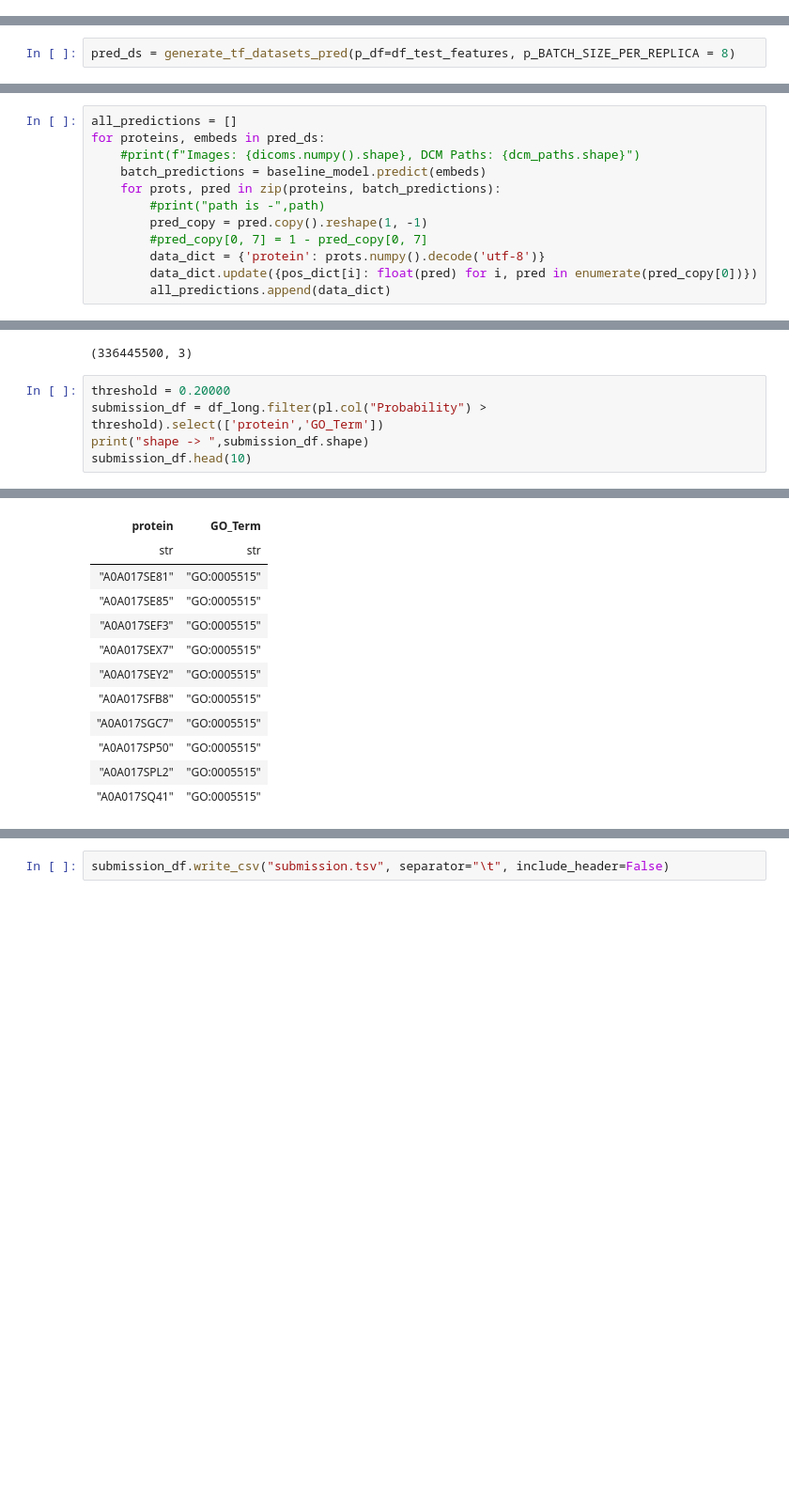
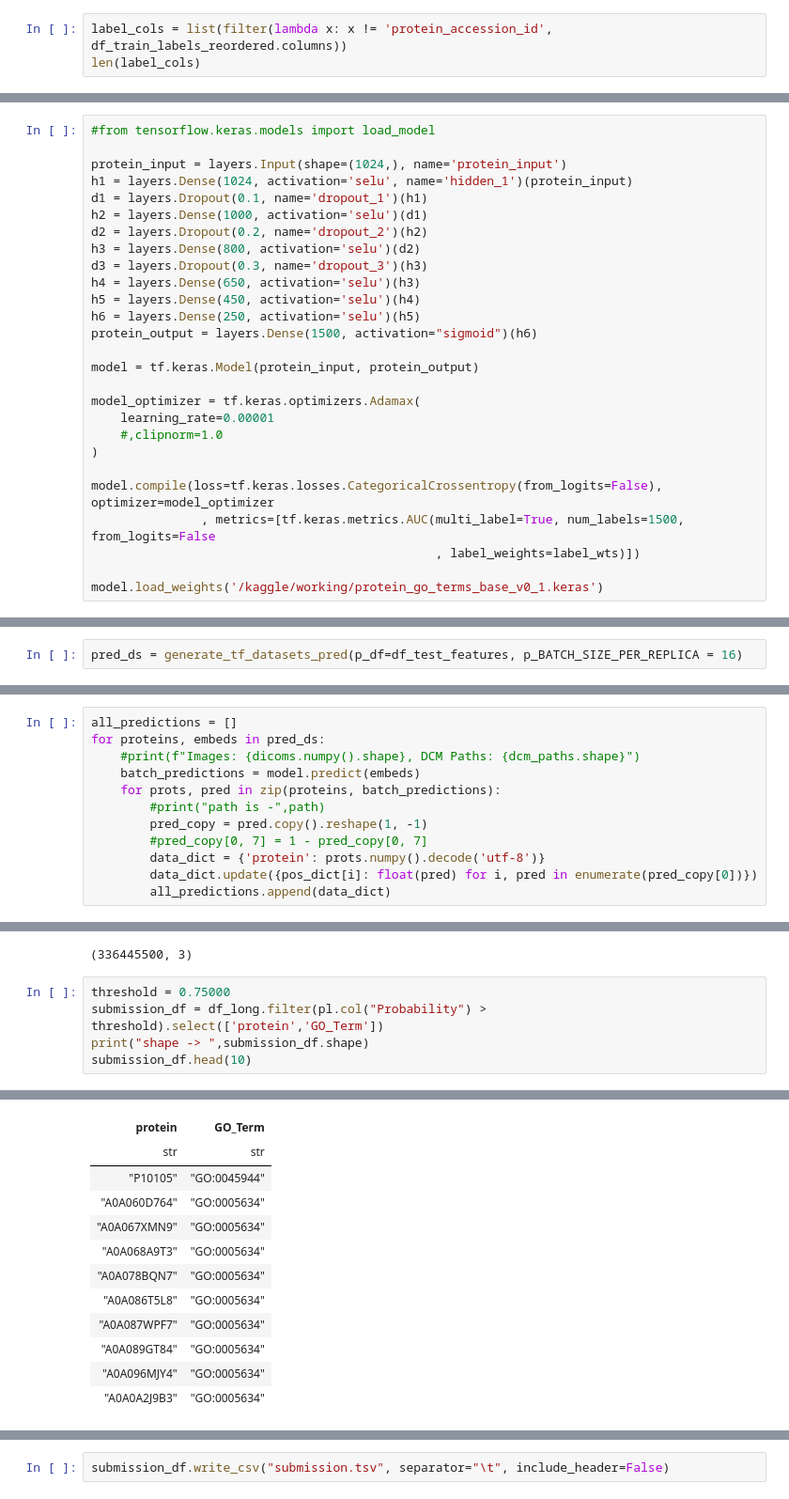
Before and after one commit to sumaniitm/cafa-6-protein-function-prediction-kaggle, a Jupyter notebook: cafa6-baseline-and-feature-engineering.ipynb, the cells around one changed output, grey strips where cells are left out. Shown: that part at 94% size. Saved outputs shown, nothing was run; the diff lists cells and outputs as text; blank space fills up the shorter version.

Commit message:
Kaggle Notebook | baseline-and-feature-engineering | Version 23

```diff
--- a/cafa6-baseline-and-feature-engineering.ipynb
+++ b/cafa6-baseline-and-feature-engineering.ipynb
@@ -336,3 +267,6 @@ shape: (5, 2)
 | "P06781" | 0.0 |
 | "P63321" | 0.0 |
 | "P14737" | 0.0 |
+# %%
+label_cols = list(filter(lambda x: x != 'protein_accession_id', df_train_labels_reordered.columns))
+len(label_cols)
@@ -512,3 +445,30 @@ baseline_model = load_model('/kaggle/working/protein_go_terms_base_v0_1.keras')
+# %%
+#from tensorflow.keras.models import load_model
+
+protein_input = layers.Input(shape=(1024,), name='protein_input')
+h1 = layers.Dense(1024, activation='selu', name='hidden_1')(protein_input)
+d1 = layers.Dropout(0.1, name='dropout_1')(h1)
+h2 = layers.Dense(1000, activation='selu')(d1)
+d2 = layers.Dropout(0.2, name='dropout_2')(h2)
+h3 = layers.Dense(800, activation='selu')(d2)
+d3 = layers.Dropout(0.3, name='dropout_3')(h3)
+h4 = layers.Dense(650, activation='selu')(h3)
+h5 = layers.Dense(450, activation='selu')(h4)
+h6 = layers.Dense(250, activation='selu')(h5)
+protein_output = layers.Dense(1500, activation="sigmoid")(h6)
+
+model = tf.keras.Model(protein_input, protein_output)
+
+model_optimizer = tf.keras.optimizers.Adamax(
+    learning_rate=0.00001
+    #,clipnorm=1.0
+)
+
+model.compile(loss=tf.keras.losses.CategoricalCrossentropy(from_logits=False), optimizer=model_optimizer
+               , metrics=[tf.keras.metrics.AUC(multi_label=True, num_labels=1500, from_logits=False
+                                               , label_weights=label_wts)])
+
+model.load_weights('/kaggle/working/protein_go_terms_base_v0_1.keras')
 # %%
 submission_embeds = pl.Series(df_test_features.select(pl.col('uniprot_embeds'))).to_list()
 # %%
@@ -542,7 +502,7 @@ def generate_tf_datasets_pred(p_df, p_BATCH_SIZE_PER_REPLICA):
 
     return tf_ds
 # %%
-pred_ds = generate_tf_datasets_pred(p_df=df_test_features, p_BATCH_SIZE_PER_REPLICA = 8)
+pred_ds = generate_tf_datasets_pred(p_df=df_test_features, p_BATCH_SIZE_PER_REPLICA = 16)
 # %%
 pred_ds.take(1)
 # %% [output]
@@ -551,7 +511,7 @@ pred_ds.take(1)
 all_predictions = []
 for proteins, embeds in pred_ds:
     #print(f"Images: {dicoms.numpy().shape}, DCM Paths: {dcm_paths.shape}")
-    batch_predictions = baseline_model.predict(embeds)
+    batch_predictions = model.predict(embeds)
     for prots, pred in zip(proteins, batch_predictions):
         #print("path is -",path)
         pred_copy = pred.copy().reshape(1, -1)
@@ -633,7 +604,7 @@ df_long.shape
 # %% [output]
 (336445500, 3)
 # %%
-threshold = 0.20000
+threshold = 0.75000
 submission_df = df_long.filter(pl.col("Probability") > threshold).select(['protein','GO_Term'])
 print("shape -> ",submission_df.shape)
 submission_df.head(10)
@@ -642,16 +613,16 @@ shape ->  (344299, 2)
 shape: (10, 2)
 | protein | GO_Term |
 | str | str |
-| "A0A017SE81" | "GO:0005515" |
-| "A0A017SE85" | "GO:0005515" |
-| "A0A017SEF3" | "GO:0005515" |
-| "A0A017SEX7" | "GO:0005515" |
-| "A0A017SEY2" | "GO:0005515" |
-| "A0A017SFB8" | "GO:0005515" |
-| "A0A017SGC7" | "GO:0005515" |
-| "A0A017SP50" | "GO:0005515" |
-| "A0A017SPL2" | "GO:0005515" |
-| "A0A017SQ41" | "GO:0005515" |
+| "P10105" | "GO:0045944" |
+| "A0A060D764" | "GO:0005634" |
+| "A0A067XMN9" | "GO:0005634" |
+| "A0A068A9T3" | "GO:0005634" |
+| "A0A078BQN7" | "GO:0005634" |
+| "A0A086T5L8" | "GO:0005634" |
+| "A0A087WPF7" | "GO:0005634" |
+| "A0A089GT84" | "GO:0005634" |
+| "A0A096MJY4" | "GO:0005634" |
+| "A0A0A2J9B3" | "GO:0005634" |
 # %%
 dd.sql("select count(distinct(protein)), count(distinct(GO_Term)) from submission_df").pl()
 # %% [output]
```
Also changed, not shown: parts of 32 cells of this notebook.
